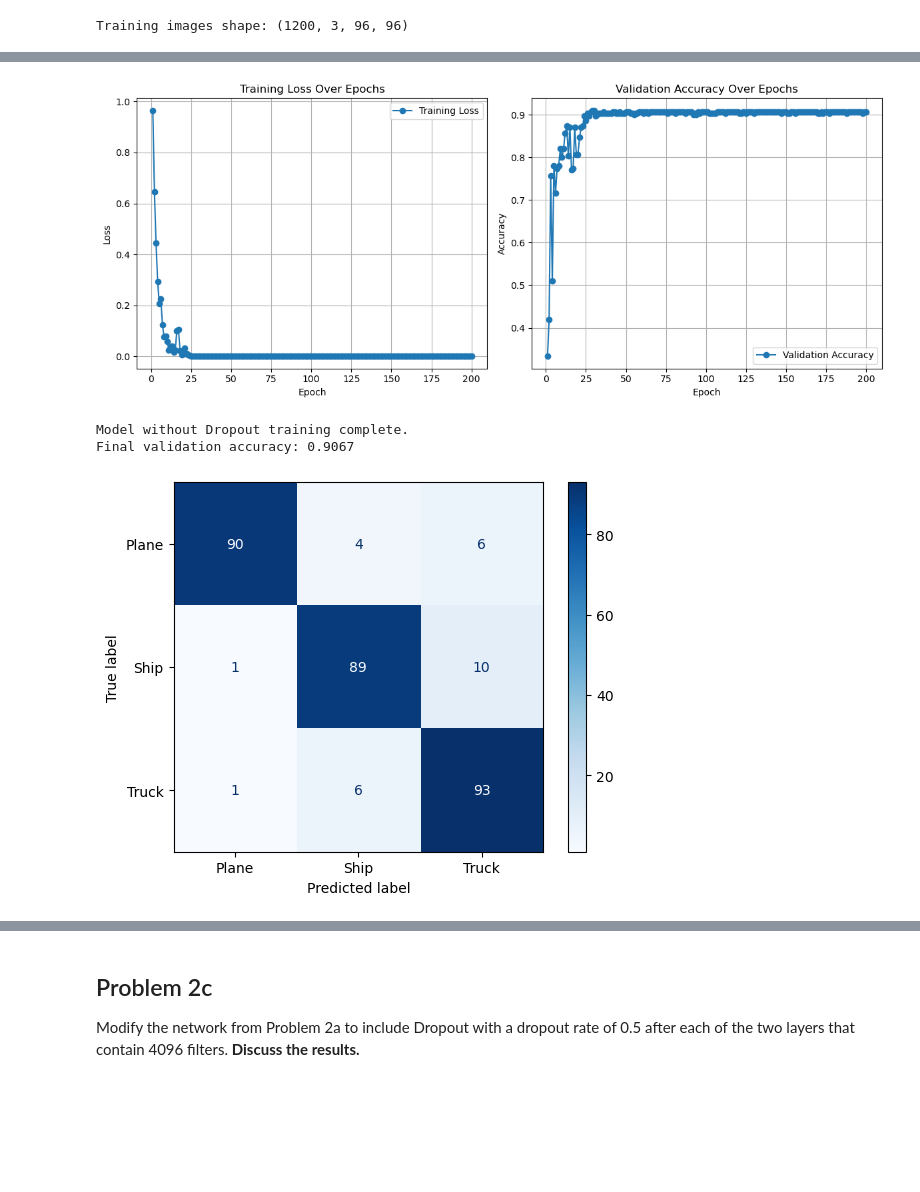
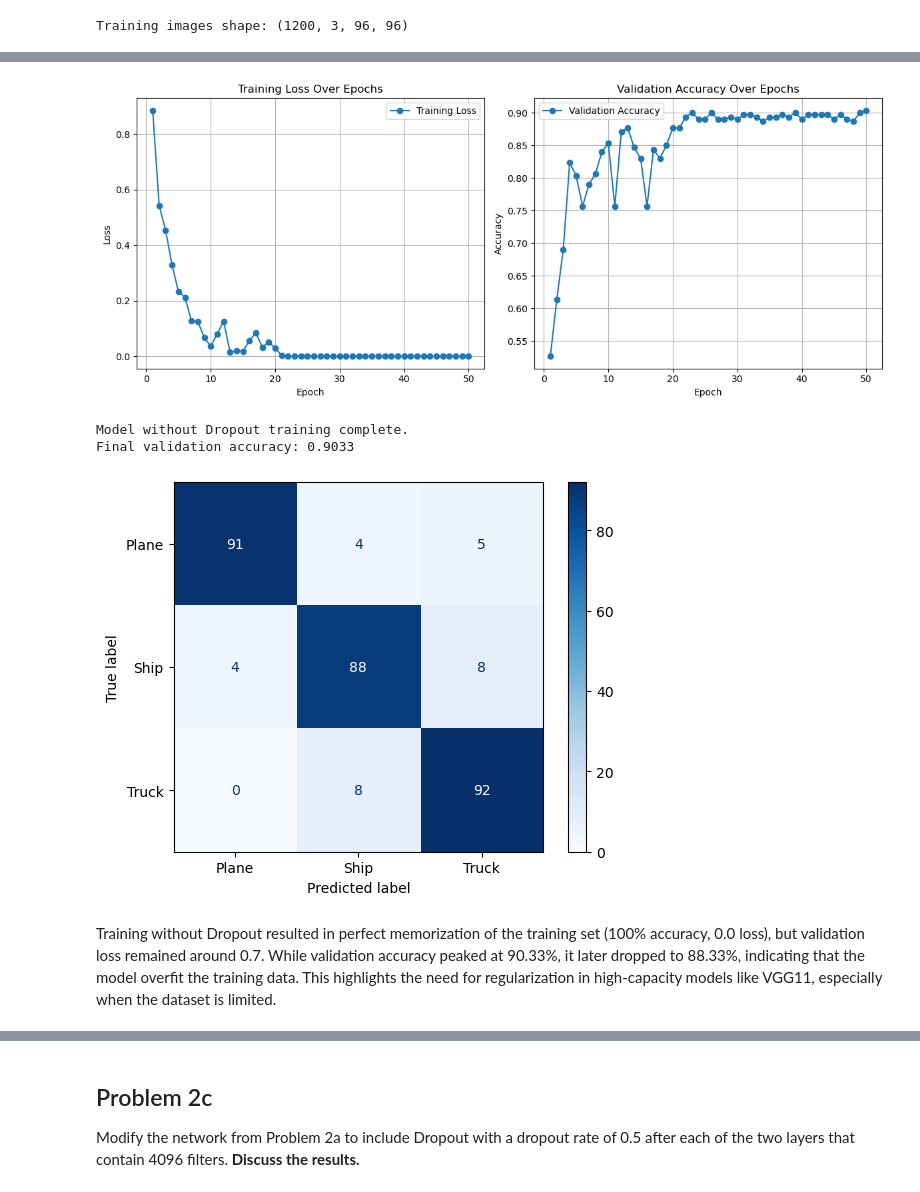
Before and after one commit to tihassfjord/FYS3033DL, a Jupyter notebook: homie_v1.ipynb, the cells around one changed output, grey strips where cells are left out. Drawn from its saved outputs; the diff is of its cells as text; code cells hidden in the pictures; blank space fills up the shorter version.

```diff
--- a/homie_v1.ipynb
+++ b/homie_v1.ipynb
@@ -277,13 +282,13 @@ val_dataset = ImageDataset(val_images, val_labels)
 dataloaders = {
     'train': DataLoader(
         train_dataset,
-        batch_size=64,
+        batch_size=32,
         shuffle=True,           #  Shuffles training data each epoch
         pin_memory=True         #  Speeds up transfer to GPU (if using CUDA)
     ),
     'val': DataLoader(
         val_dataset,
-        batch_size=64,
+        batch_size=32,
         shuffle=False,          #  Keeps validation consistent across epochs
         pin_memory=True         #  Still helpful for val on GPU
     )
@@ -294,17 +299,18 @@ print(f"Training images shape: {train_images.shape}")
 # %% [output]
 Training images shape: (1200, 3, 96, 96)
 # %%
-from src.model import VGG11BN
-from src.train import train_model, evaluate_model, plot_confusion_matrix
+from src.vgg11bn import VGG11BN
+from src.train import train_model, evaluate_model, plot_confusion_matrix, set_seed
 from src.utils import ImageDataset
 import torch.optim as optim
 import torch.nn as nn
 import torch
 import torch.backends.cudnn as cudnn
+from torch.optim.lr_scheduler import StepLR
 
 # Set device
 device = torch.device("cuda" if torch.cuda.is_available() else "cpu")
-cudnn.benchmark = True
+# cudnn.benchmark = True
 
 # Create model (no dropout for 2a)
 model = VGG11BN(num_classes=3, dropout=False).to(device)
@@ -312,6 +318,9 @@ model = VGG11BN(num_classes=3, dropout=False).to(device)
 # Loss and optimizer
 criterion = nn.CrossEntropyLoss()
 optimizer = optim.Adam(model.parameters(), lr=1e-4)
+# Learning rate scheduler
+# StepLR reduces the learning rate by a factor of gamma every step_size epochs
+scheduler = StepLR(optimizer, step_size=20, gamma=0.5)
 
 # Train
 trained_model = train_model(
@@ -319,9 +328,9 @@ trained_model = train_model(
     dataloaders,
     criterion,
     optimizer,
-    scheduler=None,
+    scheduler=scheduler,
     device=device,
-    num_epochs=200
+    num_epochs=50
 )
 
 print("\nModel without Dropout training complete.")
@@ -355,7 +364,9 @@ Best val Acc: 0.9100
-[figure, old version]
+[figure, new version]
 Model without Dropout training complete.
-Final validation accuracy: 0.9067
+Final validation accuracy: 0.9033
-[figure, old version]
+[figure, new version]
+# %% [markdown]
+Training without Dropout resulted in perfect memorization of the training set (100\% accuracy, 0.0 loss), but validation loss remained around 0.7. While validation accuracy peaked at 90.33\%, it later dropped to 88.33\%, indicating that the model overfit the training data. This highlights the need for regularization in high-capacity models like VGG11, especially when the dataset is limited.
 # %% [markdown]
 ### ✅ Where does Dropout go?
 
```
Also changed, not shown: parts of 9 cells of this notebook, 9 other files.
